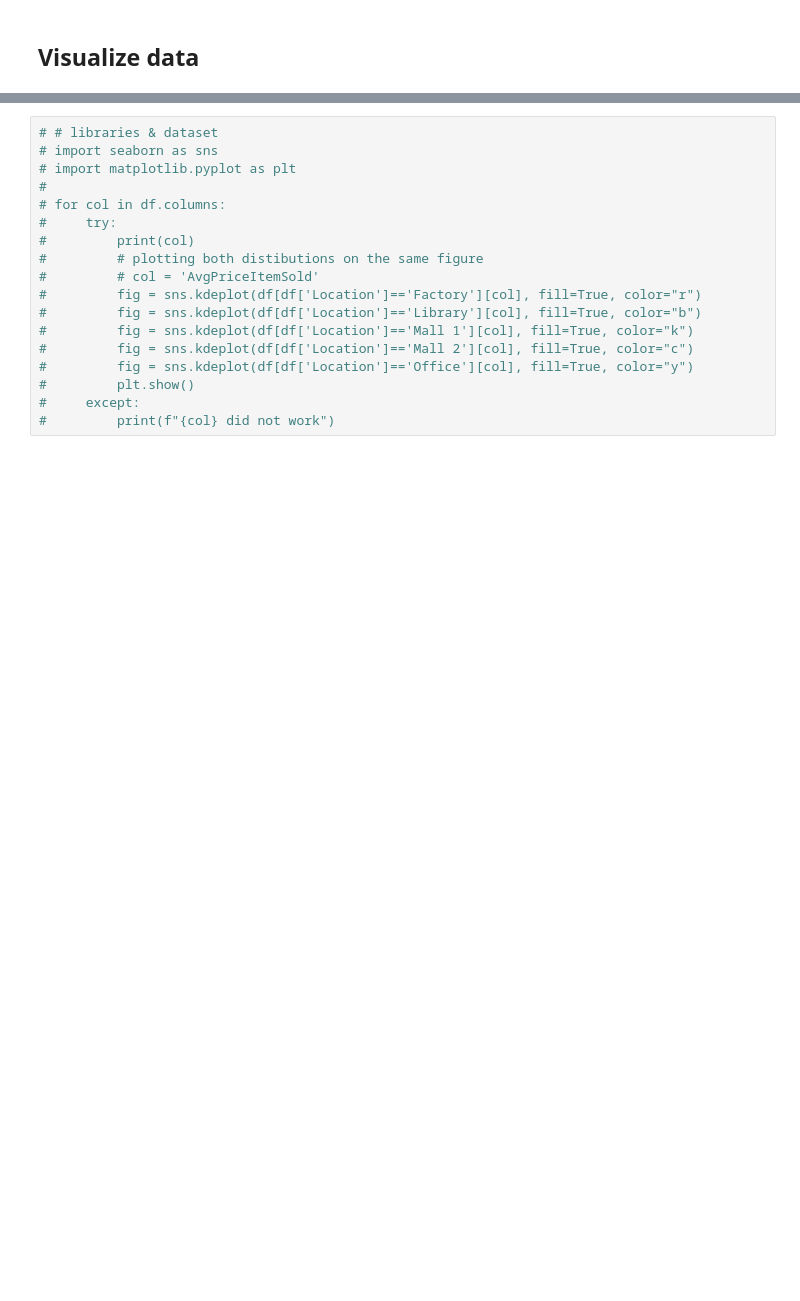
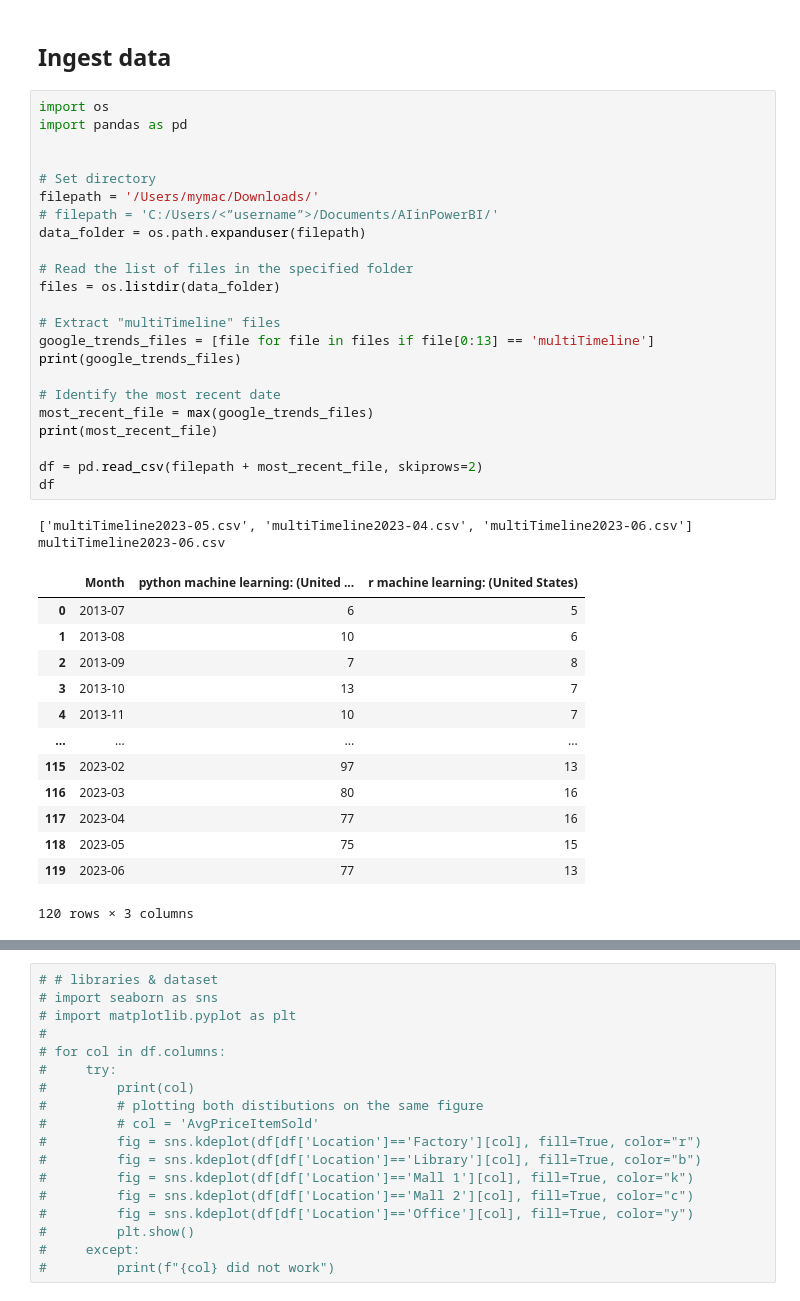
Before and after one commit to tomweinandy/AIinPowerBI, a Jupyter notebook: demo_vending_data.ipynb, the cells around one changed output, grey strips where cells are left out. Drawn from its saved outputs; the diff is of its cells as text; blank space fills up the shorter version.

```diff
--- a/demo_vending_data.ipynb
+++ b/demo_vending_data.ipynb
@@ -1,2 +1,41 @@
 # %% [markdown]
-## Visualize data
+## Ingest data
+# %%
+import os
+import pandas as pd
+
+
+# Set directory
+filepath = '/Users/mymac/Downloads/'
+# filepath = 'C:/Users/<”username”>/Documents/AIinPowerBI/'
+data_folder = os.path.expanduser(filepath)
+
+# Read the list of files in the specified folder
+files = os.listdir(data_folder)
+
+# Extract "multiTimeline" files
+google_trends_files = [file for file in files if file[0:13] == 'multiTimeline']
+print(google_trends_files)
+
+# Identify the most recent date
+most_recent_file = max(google_trends_files)
+print(most_recent_file)
+
+df = pd.read_csv(filepath + most_recent_file, skiprows=2)
+df
+# %% [output]
+['multiTimeline2023-05.csv', 'multiTimeline2023-04.csv', 'multiTimeline2023-06.csv']
+multiTimeline2023-06.csv
+|  | Month | python machine learning: (United ... | r machine learning: (United States) |
+| 0 | 2013-07 | 6 | 5 |
+| 1 | 2013-08 | 10 | 6 |
+| 2 | 2013-09 | 7 | 8 |
+| 3 | 2013-10 | 13 | 7 |
+| 4 | 2013-11 | 10 | 7 |
+| ... | ... | ... | ... |
+| 115 | 2023-02 | 97 | 13 |
+| 116 | 2023-03 | 80 | 16 |
+| 117 | 2023-04 | 77 | 16 |
+| 118 | 2023-05 | 75 | 15 |
+| 119 | 2023-06 | 77 | 13 |
+120 rows × 3 columns
```
Also changed, not shown: parts of 5 cells of this notebook.
